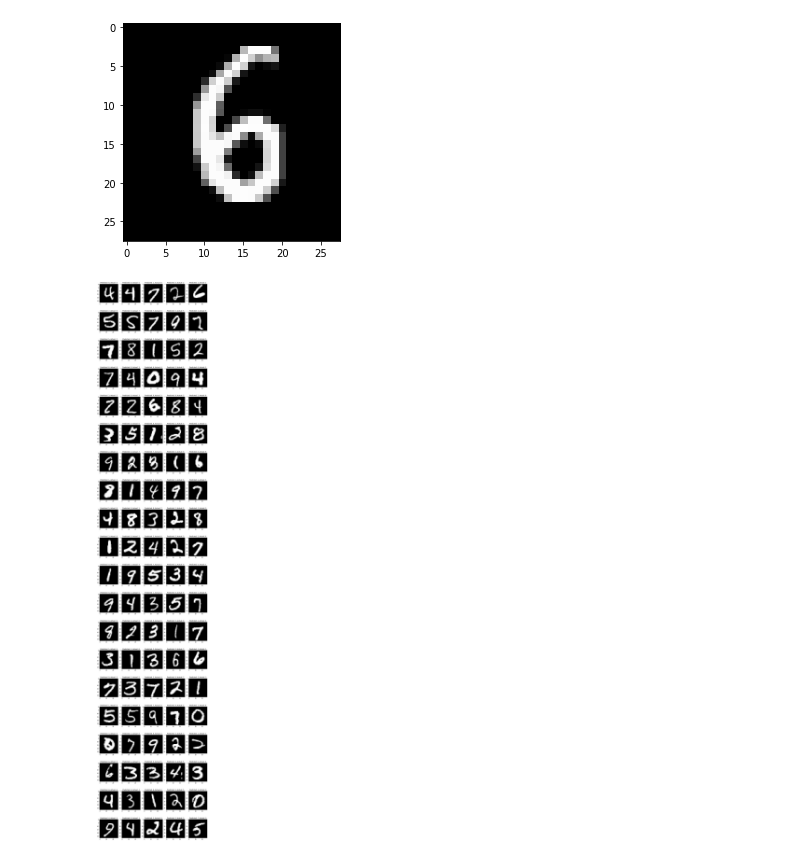
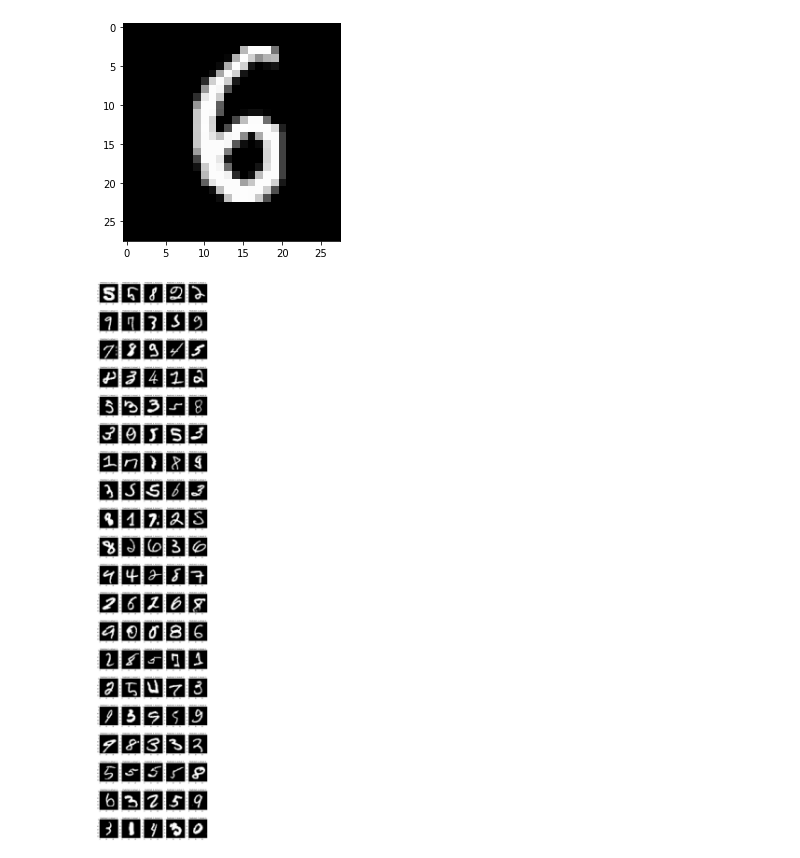
Before and after one commit to LeeSeungYun1020/Machine_Learning, a Jupyter notebook: colab/MNIST.ipynb, the cells around one changed output. Cells and saved outputs as stored; diff of their text form; code cells hidden in the pictures.

```diff
--- a/colab/MNIST.ipynb
+++ b/colab/MNIST.ipynb
@@ -165,10 +165,10 @@ for index, (label, predict) in enumerate(zip(y_test, predictions)):
 # %%
 misclassficationIndexes = misclassficationIndexes[:100]
 height = len(misclassficationIndexes) // 5 + 1
 plt.figure(figsize=(15, 4 * height))
 for plotIndex, badIndex in enumerate(misclassficationIndexes):
   plt.subplot(height, 5, plotIndex + 1)
-  plt.imshow(np.reshape(x_train[badIndex], (28, 28)), cmap=plt.cm.gray)
+  plt.imshow(np.reshape(x_test[badIndex], (28, 28)), cmap=plt.cm.gray)
   plt.title(f"Predicted: {predictions[badIndex]}, Actual: {y_test[badIndex]}", fontsize=12)
 # %% [output]
-[figure, old version]
+[figure, new version]
```
